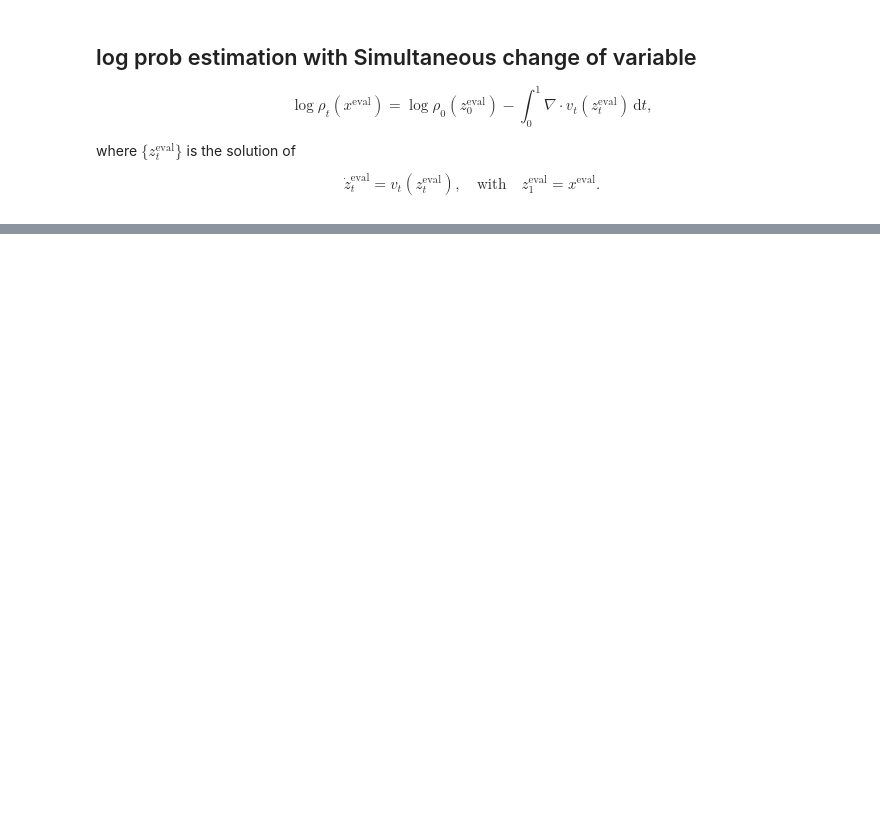
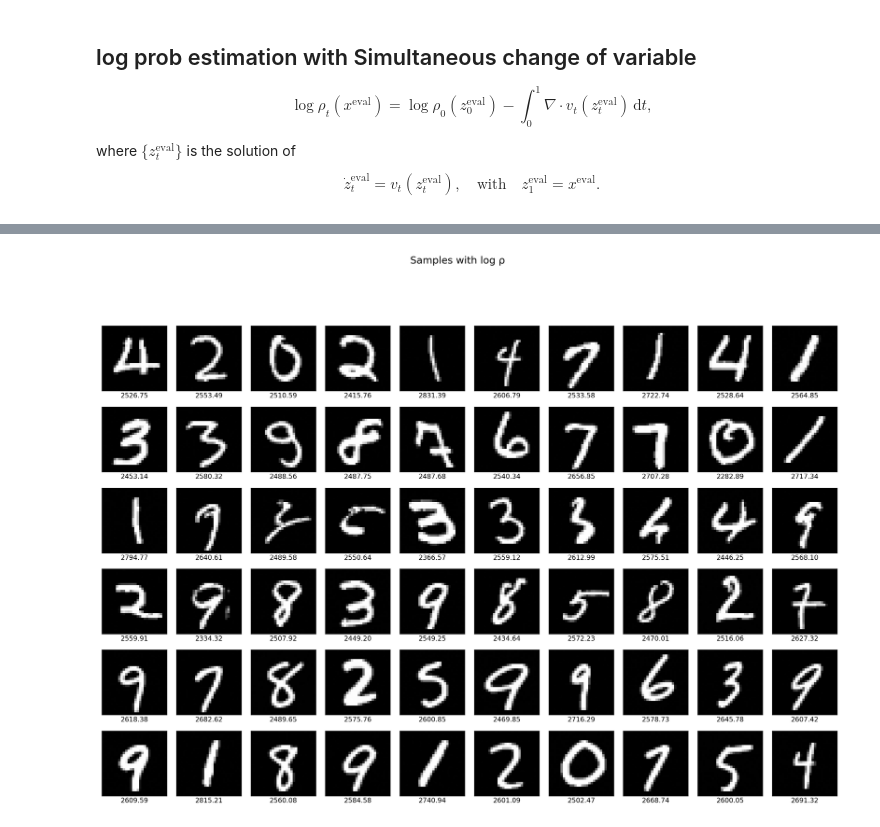
Before and after one commit to CyberDragon93/random_flow_toys, a Jupyter notebook: mnist_flow_divergence.ipynb, the cells around one changed output, grey strips where cells are left out. Saved outputs shown, nothing was run; the diff lists cells and outputs as text; code cells hidden in the pictures; blank space fills up the shorter version.

Commit message:
Update logp visualization

```diff
--- a/mnist_flow_divergence.ipynb
+++ b/mnist_flow_divergence.ipynb
@@ -347,0 +339,69 @@ tensor([2627.4971, 2574.3867, 2616.9573, 2770.4639, 2550.2871, 2463.5459,
+# %%
+@torch.no_grad()
+def plot_images_with_logrho(
+    images: torch.Tensor,
+    log_rho: torch.Tensor,
+    nrow: int = 10,
+    title: str | None = None,
+    digits: int = 2,
+    dpi: int = 300,
+    fontsize: int = 8,
+    normalize_from_neg1_pos1: bool = True,
+    save_path: str | None = None,
+):
+    assert images.ndim == 4, "images should be (B, C, H, W)"
+    B = images.shape[0]
+    cols = min(nrow, B)
+    rows = math.ceil(B / cols)
+
+    imgs = images.detach().cpu().clone()
+    if normalize_from_neg1_pos1:
+        imgs = (imgs * 0.5 + 0.5).clamp(0, 1)
+
+    scores = log_rho.detach().cpu().view(-1)
+
+    fig_w = cols * 1.6
+    fig_h = rows * 1.7
+    fig, axes = plt.subplots(rows, cols, figsize=(fig_w, fig_h), dpi=dpi)
+    if isinstance(axes, plt.Axes):
+        axes = [axes]
+    else:
+        axes = axes.ravel()
+
+    for i in range(rows * cols):
+        ax = axes[i]
+        if i < B:
+            img = imgs[i]
+            # (C,H,W) -> (H,W,C)；灰度图兼容
+            if img.shape[0] == 1:
+                ax.imshow(img.squeeze(0), cmap="gray")
+            else:
+                ax.imshow(img.permute(1, 2, 0).numpy())
+            ax.set_xticks([]); ax.set_yticks([])
+            # 在图片下方标注 log_rho
+            label = f"{scores[i].item():.{digits}f}"
+            ax.set_xlabel(label, fontsize=fontsize, labelpad=2)
+            ax.xaxis.set_label_position('bottom')
+        else:
+            ax.axis("off")
+
+    if title is not None:
+        fig.suptitle(title, fontsize=12, y=0.995)
+
+    plt.subplots_adjust(wspace=0.05, hspace=0.25)
+
+    if save_path is not None:
+        plt.savefig(save_path, bbox_inches="tight", pad_inches=0.1)
+    plt.show()
+
+plot_images_with_logrho(
+    images=details["states_used"][-1],
+    log_rho=log_rho_eval[:60],
+    nrow=10,
+    title="Samples with log ρ",
+    digits=2,
+    dpi=300,
+    fontsize=8,
+)
+# %% [output]
+[figure, added]
```
Also changed, not shown: parts of 5 cells of this notebook.
